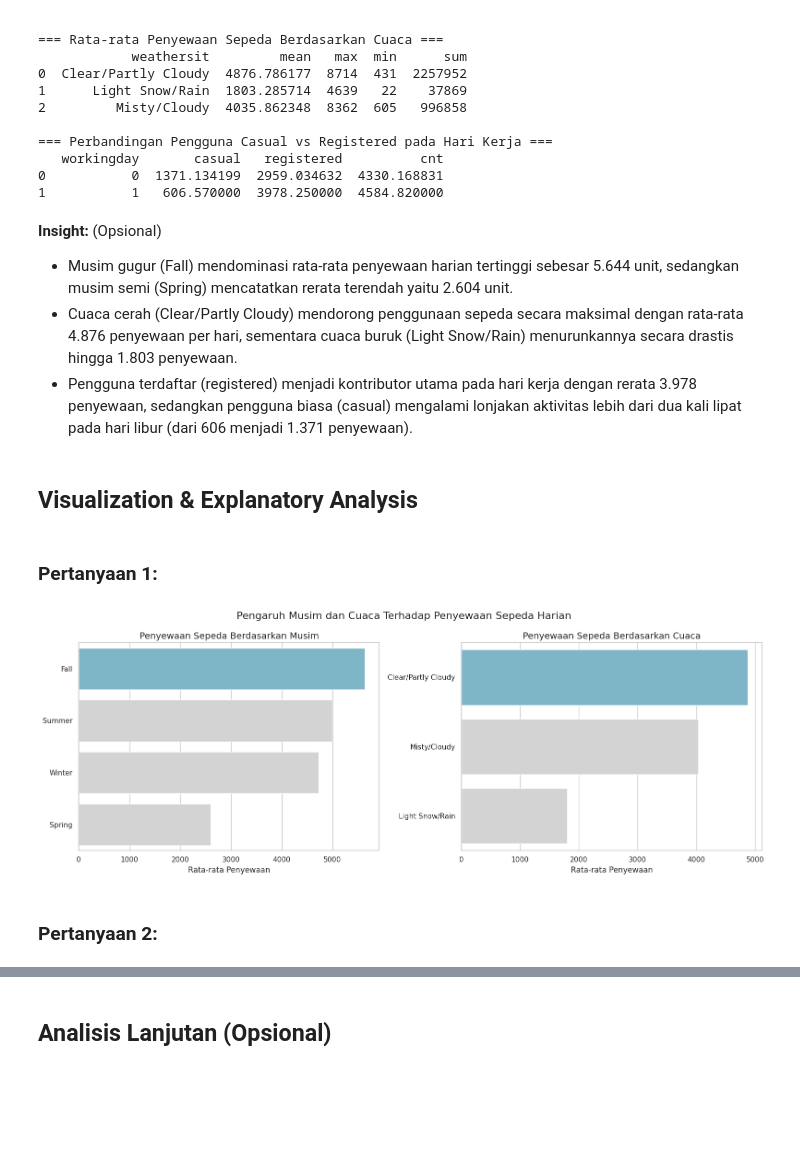
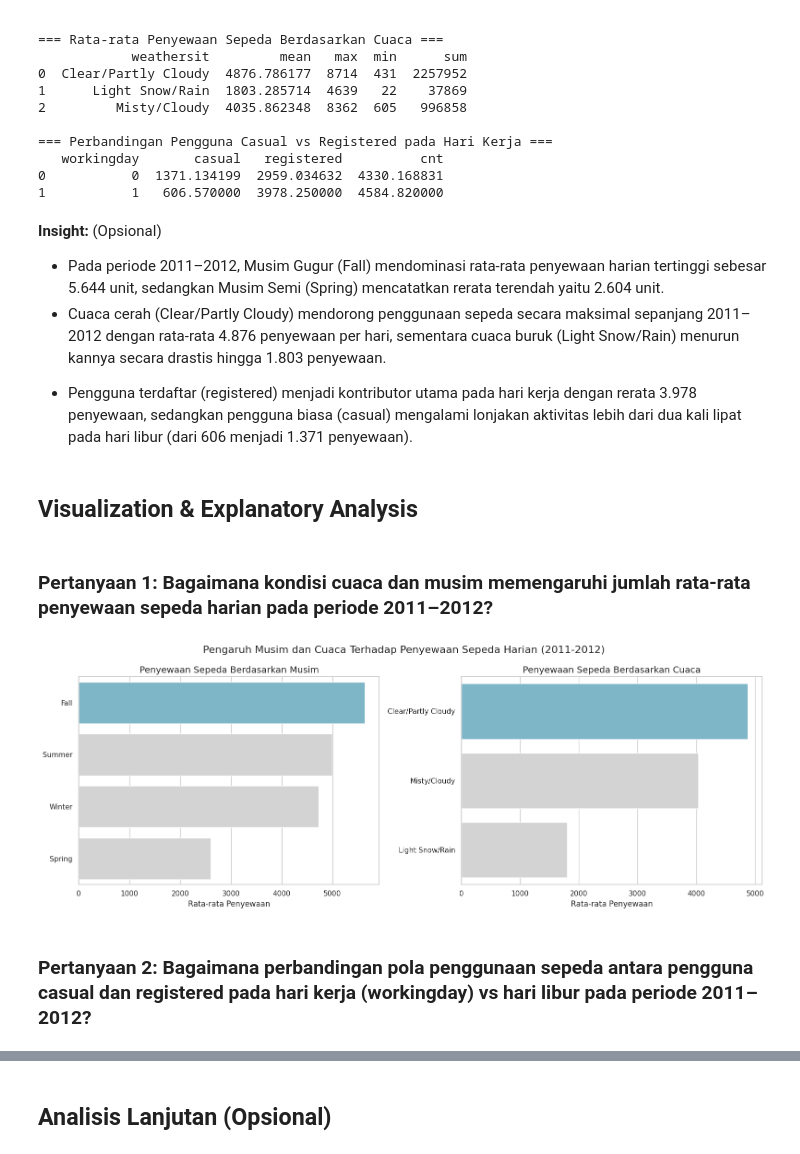
Before and after one commit to aryskurniawan/bike-sharing-dashboard, a Jupyter notebook: submission/notebook.ipynb, the cells around one changed output, grey strips where cells are left out. Cells and saved outputs as stored; diff of their text form; code cells hidden in the pictures; blank space fills up the shorter version.

```diff
--- a/submission/notebook.ipynb
+++ b/submission/notebook.ipynb
@@ -230,40 +248,40 @@ print(day_df.groupby('workingday')[['casual', 'registered', 'cnt']].mean().reset
 1           1   606.570000  3978.250000  4584.820000
 # %% [markdown]
 **Insight:** (Opsional)
-- Musim gugur (Fall) mendominasi rata-rata penyewaan harian tertinggi sebesar 5.644 unit, sedangkan musim semi (Spring) mencatatkan rerata terendah yaitu 2.604 unit.
-- Cuaca cerah (Clear/Partly Cloudy) mendorong penggunaan sepeda secara maksimal dengan rata-rata 4.876 penyewaan per hari, sementara cuaca buruk (Light Snow/Rain) menurunkannya secara drastis hingga 1.803 penyewaan.
-- Pengguna terdaftar (registered) menjadi kontributor utama pada hari kerja dengan rerata 3.978 penyewaan, sedangkan pengguna biasa (casual) mengalami lonjakan aktivitas lebih dari dua kali lipat pada hari libur (dari 606 menjadi 1.371 penyewaan).
+- Pada periode 2011–2012, Musim Gugur (Fall) mendominasi rata-rata penyewaan harian tertinggi sebesar 5.644 unit, sedangkan Musim Semi (Spring) mencatatkan rerata terendah yaitu 2.604 unit.
+- Cuaca cerah (Clear/Partly Cloudy) mendorong penggunaan sepeda secara maksimal sepanjang 2011–2012 dengan rata-rata 4.876 penyewaan per hari, sementara cuaca buruk (Light Snow/Rain) menurun kannya secara drastis hingga 1.803 penyewaan.
+* Pengguna terdaftar (registered) menjadi kontributor utama pada hari kerja dengan rerata 3.978 penyewaan, sedangkan pengguna biasa (casual) mengalami lonjakan aktivitas lebih dari dua kali lipat pada hari libur (dari 606 menjadi 1.371 penyewaan).
 # %% [markdown]
 ## Visualization & Explanatory Analysis
-# %% [markdown]
-### Pertanyaan 1:
+# %% [markdown]
+### Pertanyaan 1: Bagaimana kondisi cuaca dan musim memengaruhi jumlah rata-rata penyewaan sepeda harian pada periode 2011–2012?
 # %%
 sns.set_theme(style="whitegrid")
 fig, ax = plt.subplots(nrows=1, ncols=2, figsize=(16, 6))
 
 colors = ["#72BCD4", "#D3D3D3", "#D3D3D3", "#D3D3D3"]
 
 # Visualisasi Musim
 season_df = day_df.groupby("season")["cnt"].mean().reset_index().sort_values(by="cnt", ascending=False)
 sns.barplot(x="cnt", y="season", data=season_df, hue="season", palette=colors, legend=False, ax=ax[0])
 ax[0].set_ylabel(None)
 ax[0].set_xlabel("Rata-rata Penyewaan", fontsize=12)
 ax[0].set_title("Penyewaan Sepeda Berdasarkan Musim", loc="center", fontsize=14)
 
 # Visualisasi Cuaca
 weather_df = day_df.groupby("weathersit")["cnt"].mean().reset_index().sort_values(by="cnt", ascending=False)
 sns.barplot(x="cnt", y="weathersit", data=weather_df, hue="weathersit", palette=colors[:len(weather_df)], legend=False, ax=ax[1])
 ax[1].set_ylabel(None)
 ax[1].set_xlabel("Rata-rata Penyewaan", fontsize=12)
 ax[1].set_title("Penyewaan Sepeda Berdasarkan Cuaca", loc="center", fontsize=14)
 
-plt.suptitle("Pengaruh Musim dan Cuaca Terhadap Penyewaan Sepeda Harian", fontsize=16)
+plt.suptitle("Pengaruh Musim dan Cuaca Terhadap Penyewaan Sepeda Harian (2011-2012)", fontsize=16)
 plt.tight_layout()
 plt.show()
 # %% [output]
-[figure, old version]
+[figure, new version]
-# %% [markdown]
-### Pertanyaan 2:
+# %% [markdown]
+### Pertanyaan 2:  Bagaimana perbandingan pola penggunaan sepeda antara pengguna casual dan registered pada hari kerja (workingday) vs hari libur pada periode 2011–2012?
 # %%
 workingday_df = day_df.groupby("workingday")[["casual", "registered"]].mean().reset_index()
 workingday_melted = pd.melt(workingday_df, id_vars=['workingday'], value_vars=['casual', 'registered'], var_name='user_type', value_name='avg_count')
```
Also changed, not shown: parts of 18 cells of this notebook.
